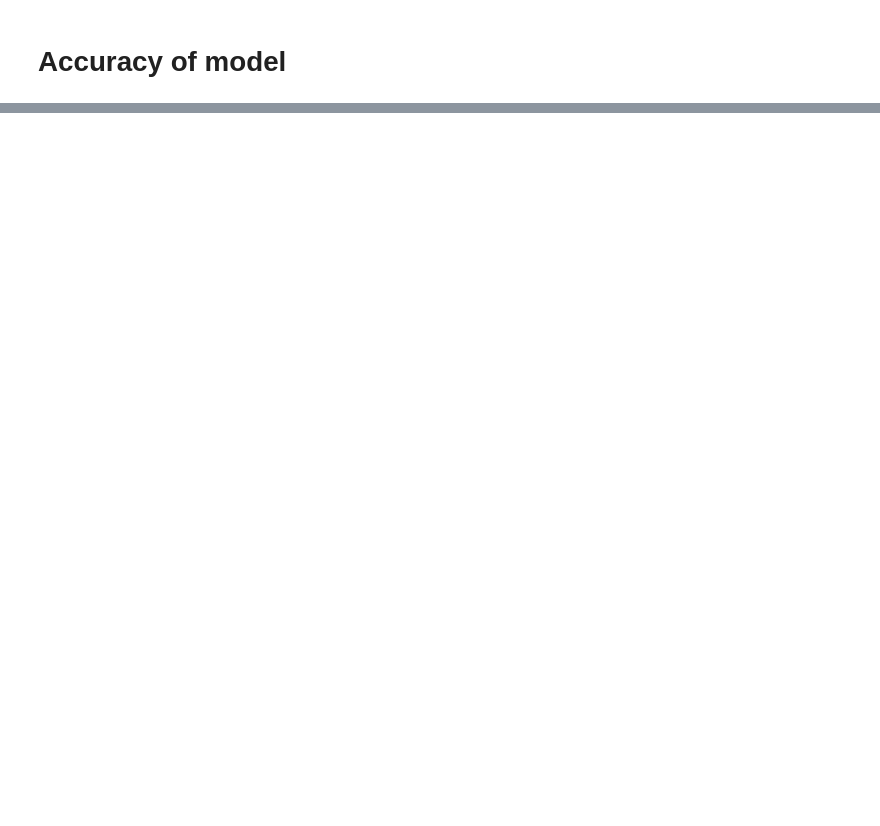
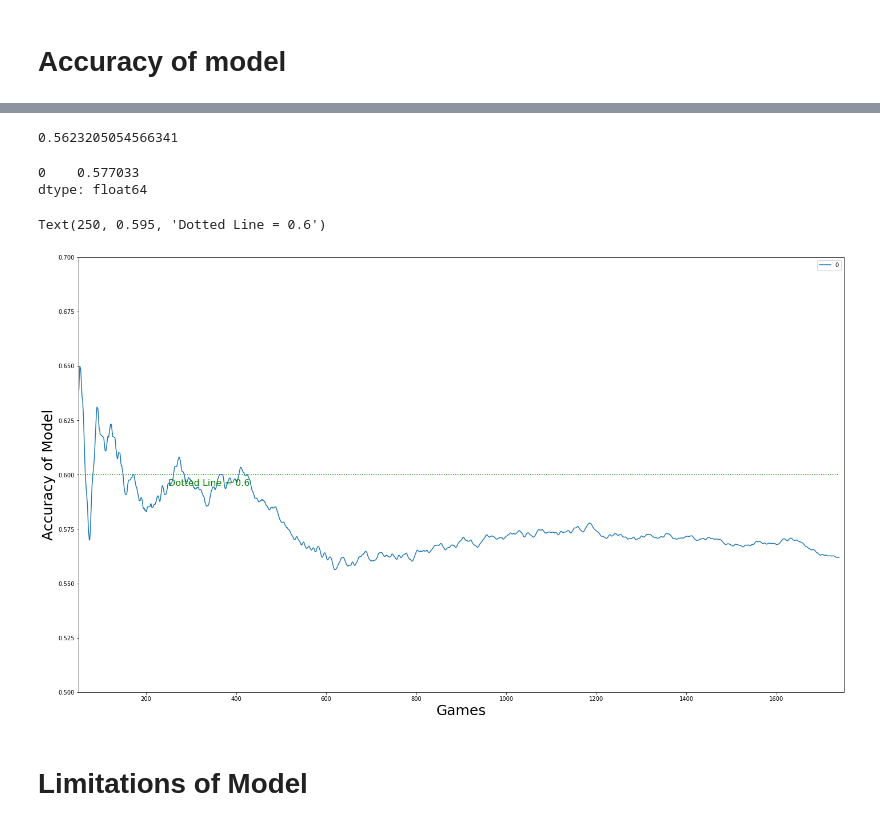
Before and after one commit to Luke-Chesley/API-Sports-Ridge_regression, a Jupyter notebook: MLB_ridge_regression.ipynb, the cells around one changed output, grey strips where cells are left out. Cells and saved outputs as stored; diff of their text form; code cells hidden in the pictures; blank space fills up the shorter version.

```diff
--- a/MLB_ridge_regression.ipynb
+++ b/MLB_ridge_regression.ipynb
@@ -452,0 +601,38 @@ labelLines(align=False, fontsize=12)
+# %%
+results_list_with_error = []
+for i in range(len(df_with_errors)):
+  results_list_with_error.append(model_eval_error(i))
+# %%
+accuracy_of_model_with_errors = sum(results_list_with_error) / len(results_list_with_error)
+accuracy_of_model_with_errors
+# %% [output]
+0.5623205054566341
+# %%
+accuracy_over_time_with_errors = []
+
+for i in range(1, len(results_list_with_error)):
+  test_list_with_errors = results_list_with_error[0:i]
+  accuracy_of_model_with_errors = sum(test_list_with_errors) / len(test_list_with_errors)
+  accuracy_over_time_with_errors.append(accuracy_of_model_with_errors)
+# %%
+accuracy_over_time_with_errors = [round(i, 4) for i in accuracy_over_time_with_errors]
+accuracy_over_time_with_errors = pd.DataFrame(accuracy_over_time_with_errors)
+# %%
+accuracy_over_time_with_errors.mean()
+# %% [output]
+0    0.577033
+dtype: float64
+# %%
+accuracy_over_time_with_errors.rolling(5).mean().plot.line(figsize=(24,14), sort_columns=True)
+plt.xlim([50,1750])
+plt.ylim([0.5,0.7])
+plt.xlabel('Games', fontsize = 25)
+plt.ylabel('Accuracy of Model', fontsize = 25)
+plt.plot(pd.DataFrame([[0.6]] * len(accuracy_over_time_with_errors)), ls='dotted', color='green' )
+
+plt.text(250, 0.595, 'Dotted Line = 0.6', color='green', fontsize=16)
+# %% [output]
+Text(250, 0.595, 'Dotted Line = 0.6')
+[figure, added]
+# %% [markdown]
+# Limitations of Model
```
Also changed, not shown: parts of 74 cells of this notebook.
